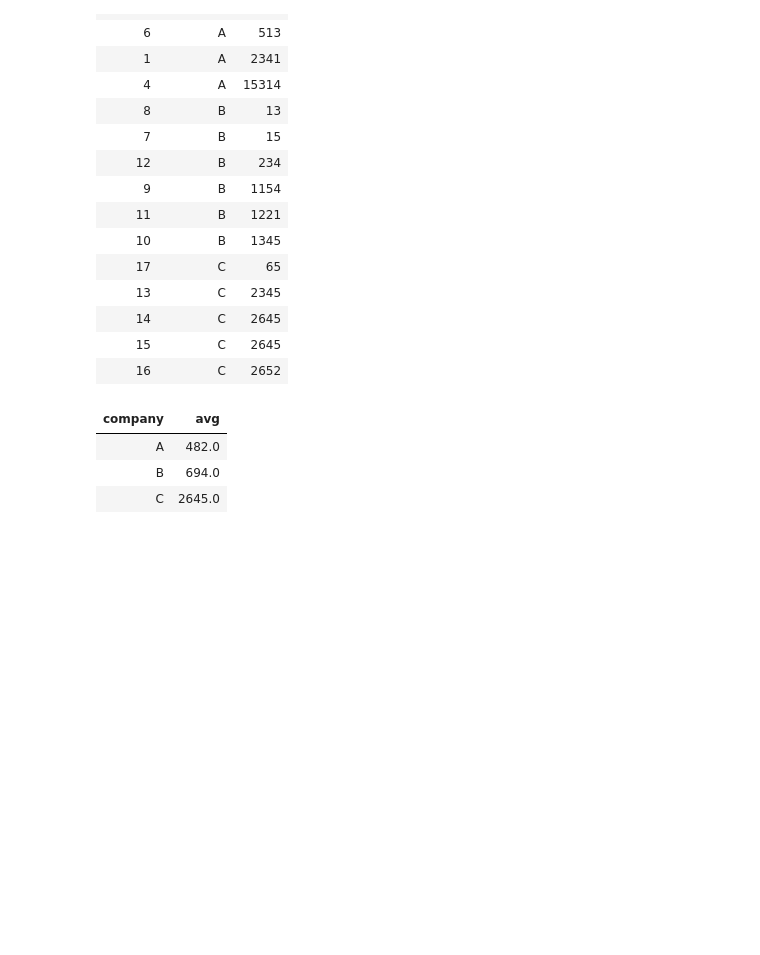
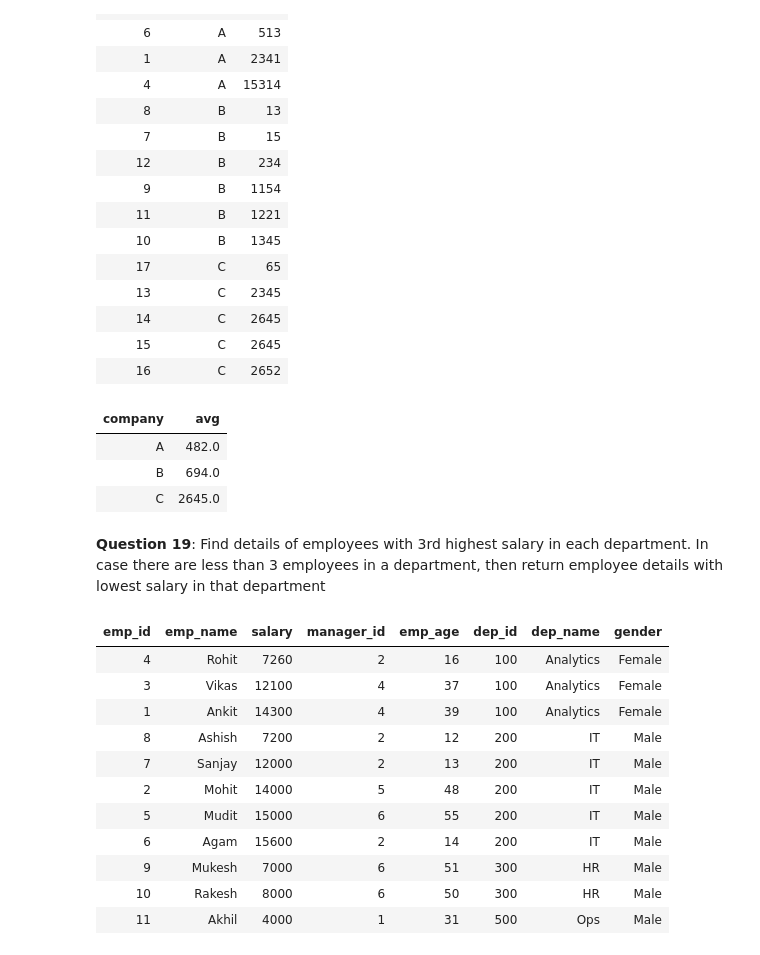
Before and after one commit to Rupam-1/SQL-Pyspark-practise_youtube, a Jupyter notebook: 03. SQL - Part2.ipynb, the cells around one changed output. Saved outputs shown, nothing was run; the diff lists cells and outputs as text; code cells hidden in the pictures; blank space fills up the shorter version.

```diff
--- a/03. SQL - Part2.ipynb
+++ b/03. SQL - Part2.ipynb
@@ -1399,3 +1399,45 @@ group by company;
 | A | 482.0 |
 | B | 694.0 |
 | C | 2645.0 |
+# %% [markdown]
+**Question 19**: Find details of employees with 3rd highest salary in each department. In case there are less than 3 employees in a department, then return employee details with lowest salary in that department
+# %%
+%sql
+DROP TABLE IF EXISTS emp;
+CREATE TABLE emp (
+    emp_id INT,
+    emp_name VARCHAR(50),
+    salary INT,
+    manager_id INT,
+    emp_age INT,
+    dep_id INT,
+    dep_name VARCHAR(20),
+    gender VARCHAR(10)
+);
+INSERT INTO emp VALUES
+(1,'Ankit',14300,4,39,100,'Analytics','Female'),
+(2,'Mohit',14000,5,48,200,'IT','Male'),
+(3,'Vikas',12100,4,37,100,'Analytics','Female'),
+(4,'Rohit',7260,2,16,100,'Analytics','Female'),
+(5,'Mudit',15000,6,55,200,'IT','Male'),
+(6,'Agam',15600,2,14,200,'IT','Male'),
+(7,'Sanjay',12000,2,13,200,'IT','Male'),
+(8,'Ashish',7200,2,12,200,'IT','Male'),
+(9,'Mukesh',7000,6,51,300,'HR','Male'),
+(10,'Rakesh',8000,6,50,300,'HR','Male'),
+(11,'Akhil',4000,1,31,500,'Ops','Male');
+
+SELECT * FROM emp order by dep_id, salary;
+# %% [output]
+| emp_id | emp_name | salary | manager_id | emp_age | dep_id | dep_name | gender |
+| 4 | Rohit | 7260 | 2 | 16 | 100 | Analytics | Female |
+| 3 | Vikas | 12100 | 4 | 37 | 100 | Analytics | Female |
+| 1 | Ankit | 14300 | 4 | 39 | 100 | Analytics | Female |
+| 8 | Ashish | 7200 | 2 | 12 | 200 | IT | Male |
+| 7 | Sanjay | 12000 | 2 | 13 | 200 | IT | Male |
+| 2 | Mohit | 14000 | 5 | 48 | 200 | IT | Male |
+| 5 | Mudit | 15000 | 6 | 55 | 200 | IT | Male |
+| 6 | Agam | 15600 | 2 | 14 | 200 | IT | Male |
+| 9 | Mukesh | 7000 | 6 | 51 | 300 | HR | Male |
+| 10 | Rakesh | 8000 | 6 | 50 | 300 | HR | Male |
+| 11 | Akhil | 4000 | 1 | 31 | 500 | Ops | Male |
```
Also changed, not shown: parts of 1 cell of this notebook, 1 other file.
